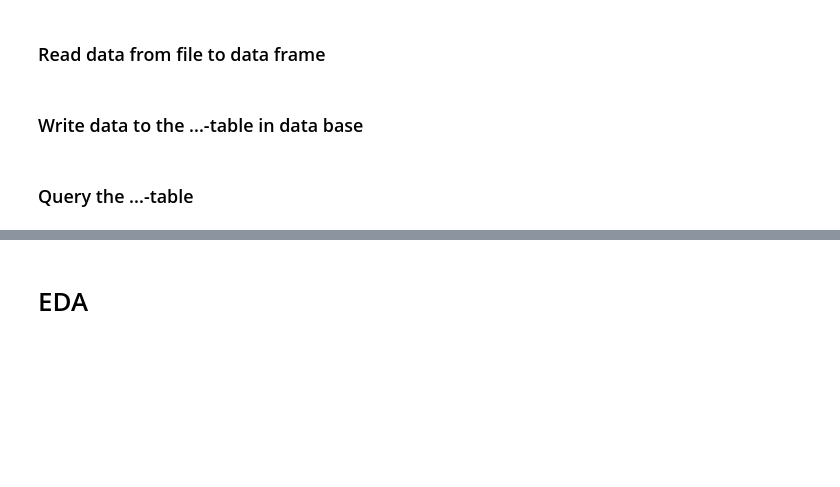
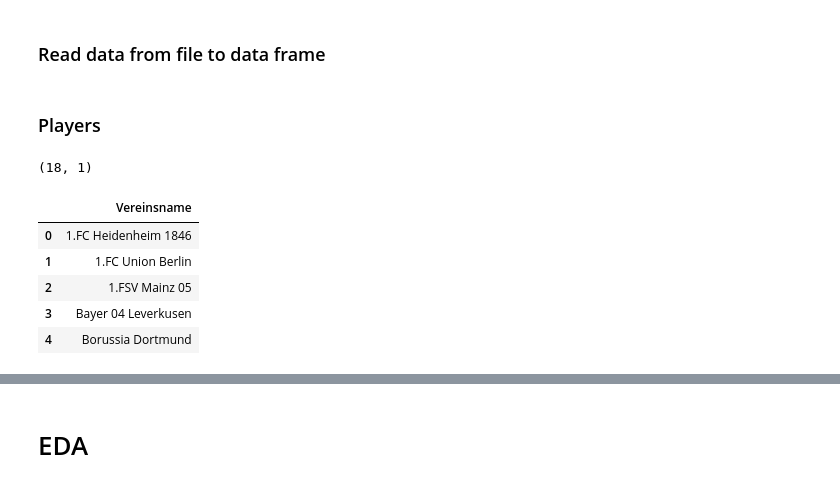
Before and after one commit to loretyan/ProjectDataAnalytics, a Jupyter notebook: Bundesliga.ipynb, the cells around one changed output, grey strips where cells are left out. Cells and saved outputs as stored; diff of their text form; code cells hidden in the pictures; blank space fills up the shorter version.

```diff
--- a/Bundesliga.ipynb
+++ b/Bundesliga.ipynb
@@ -543,6 +571,20 @@ metrics_scaled = scaler.fit_transform(metrics_for_clustering)
 # %% [markdown]
 ### Read data from file to data frame
-# %% [markdown]
-### Write data to the ...-table in data base
-# %% [markdown]
-### Query the ...-table
+# %% [markdown]
+### Players
+# %%
+df = pd.read_csv('spieler_profil.csv',
+                  sep=';',
+                  encoding='utf-8')[['Vereinsname']]
+
+vereine_df = df[['Vereinsname']].drop_duplicates().reset_index(drop=True)
+print(vereine_df.shape)
+vereine_df.head(5)
+# %% [output]
+(18, 1)
+|  | Vereinsname |
+| 0 | 1.FC Heidenheim 1846 |
+| 1 | 1.FC Union Berlin |
+| 2 | 1.FSV Mainz 05 |
+| 3 | Bayer 04 Leverkusen |
+| 4 | Borussia Dortmund |
```
Also changed, not shown: parts of 5 cells of this notebook.
